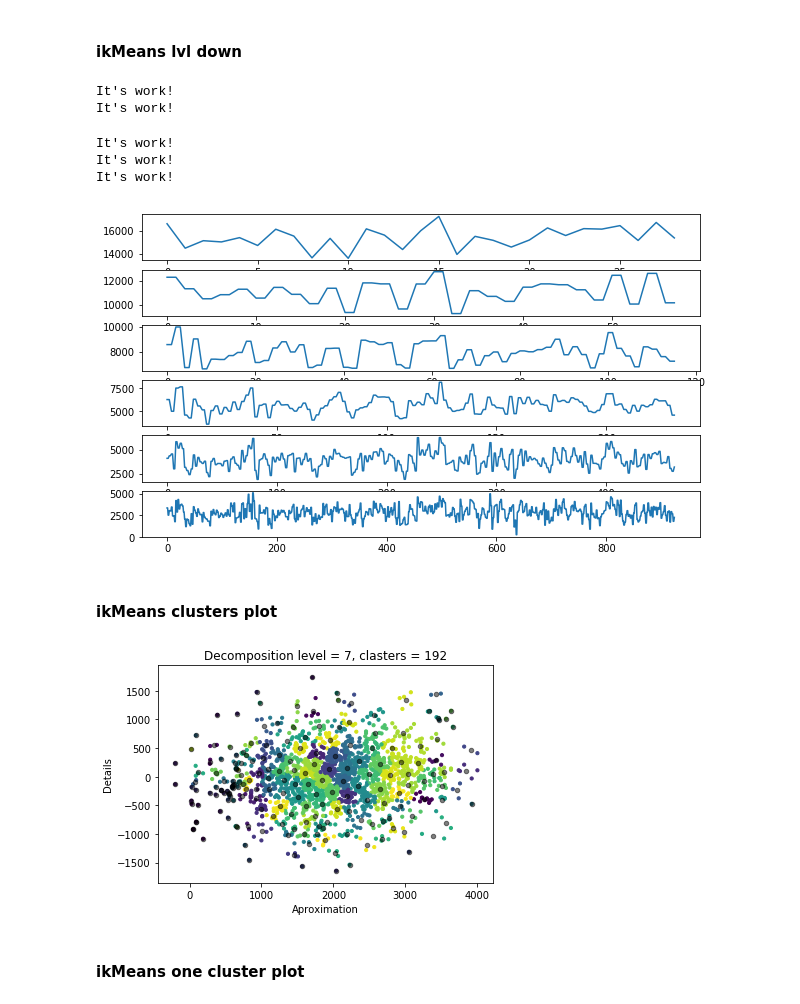
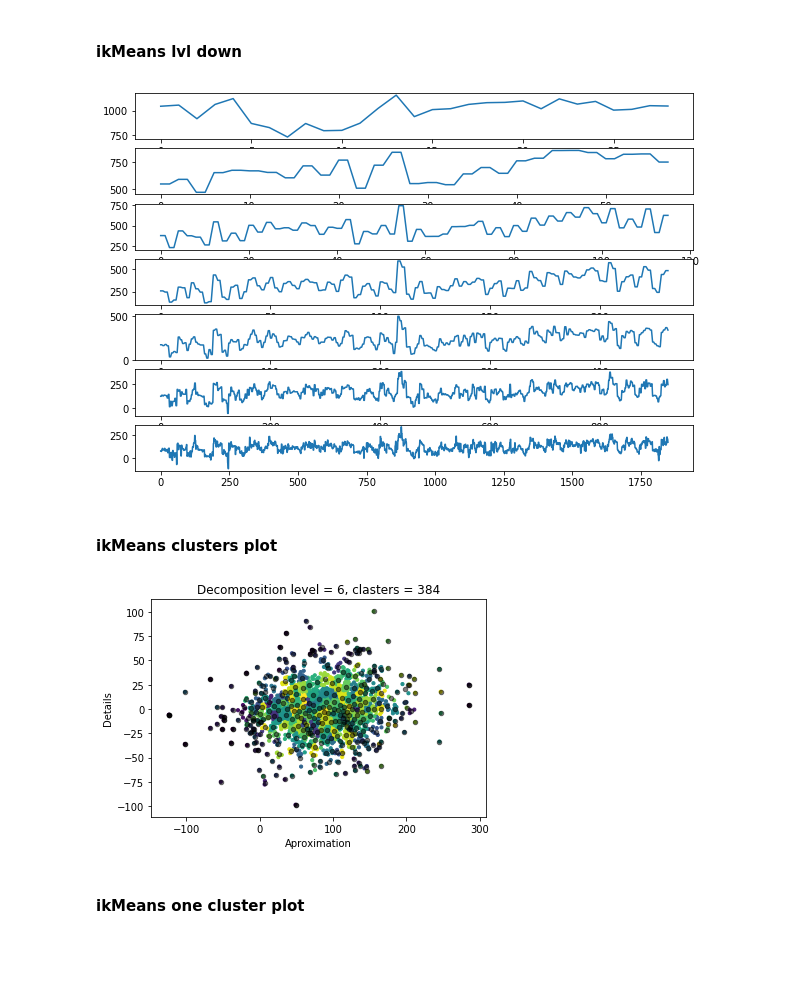
Before and after one commit to ZoyaV/TSWC, a Jupyter notebook: JupyterExperiments/I-Kmeans_test.ipynb, the cells around one changed output. Drawn from its saved outputs; the diff is of its cells as text; code cells hidden in the pictures; blank space fills up the shorter version.

```diff
--- a/JupyterExperiments/I-Kmeans_test.ipynb
+++ b/JupyterExperiments/I-Kmeans_test.ipynb
@@ -18,6 +32,8 @@ data.head(3)
 # %%
+num = 10
 plt.figure(figsize = (20,4))
-train_data = data[3]
+train_data = data[num]
+plt.title (names[num])
 train_data.plot()
 # %% [output]
 <matplotlib.axes._subplots.AxesSubplot at 0x...>
@@ -25,29 +41,26 @@ train_data.plot()
 # %% [markdown]
 #### ikMeans lvl down
 # %%
-lvl = 13
-ikmeans = IKMeans(train_data, start_lvl = lvl, k = 3)
+start_lvl = 13
+deep = 7
+
+ikmeans = IKMeans(train_data, start_lvl = start_lvl, k = 3)
 plt.figure(figsize = (10,10))
 
-for i in range(0, 6):
+for i in range(0, deep):
     plt.subplot(10,1,i+1)
     plt.plot(ikmeans.cur_cA)
 
     ikmeans.next_lvl()
     ikmeans.fit()
 # %% [output]
-It's work!
-It's work!
-It's work!
-It's work!
-It's work!
-[figure, old version]
+[figure, new version]
 # %% [markdown]
 #### ikMeans clusters plot
 # %%
 ikmeans.plot_clusters()
 # %% [output]
-[figure, old version]
+[figure, new version]
 # %% [markdown]
 #### ikMeans one cluster plot
 # %%
```
Also changed, not shown: parts of 5 cells of this notebook.
